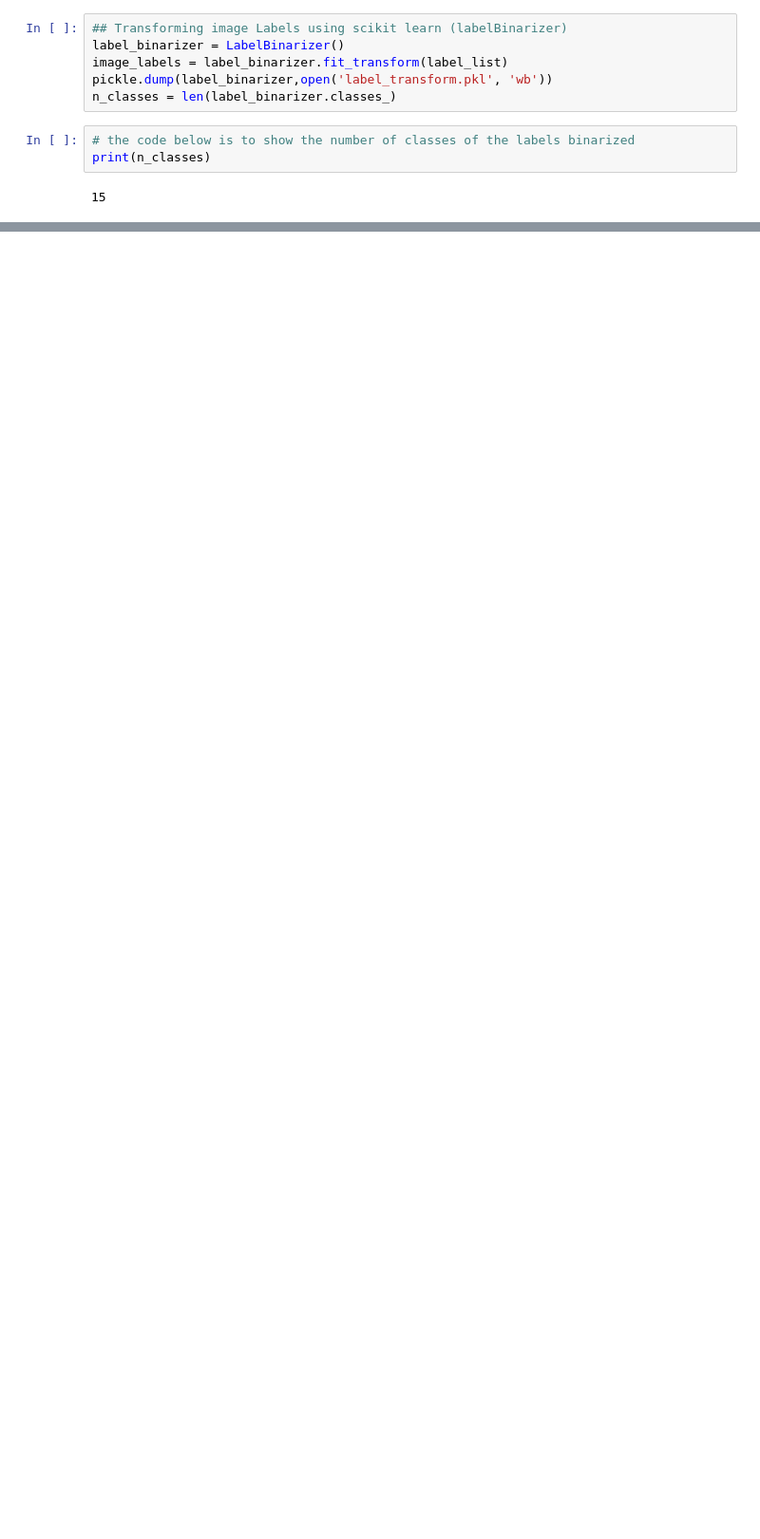
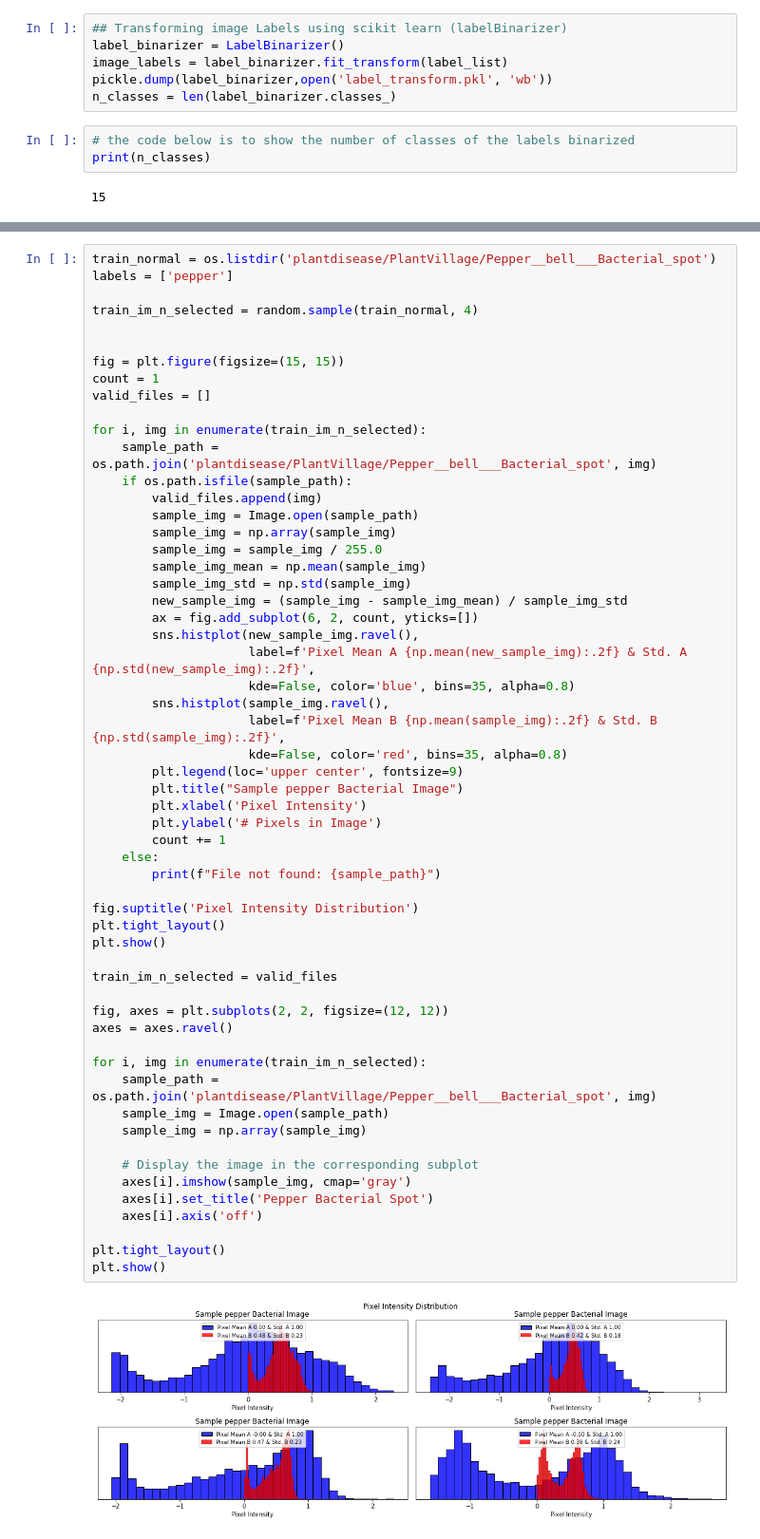
Before and after one commit to Cheruiyot890/PlantDiseasePredictor, a Jupyter notebook: Notebook.ipynb, the cells around one changed output, grey strips where cells are left out. Shown at 95% size. Saved outputs shown, nothing was run; the diff lists cells and outputs as text; blank space fills up the shorter version.

```diff
--- a/Notebook.ipynb
+++ b/Notebook.ipynb
@@ -158,0 +261,59 @@ print(n_classes)
+# %%
+train_normal = os.listdir('plantdisease/PlantVillage/Pepper__bell___Bacterial_spot')
+labels = ['pepper']
+
+train_im_n_selected = random.sample(train_normal, 4)
+
+
+fig = plt.figure(figsize=(15, 15))
+count = 1
+valid_files = []
+
+for i, img in enumerate(train_im_n_selected):
+    sample_path = os.path.join('plantdisease/PlantVillage/Pepper__bell___Bacterial_spot', img)
+    if os.path.isfile(sample_path):
+        valid_files.append(img)
+        sample_img = Image.open(sample_path)
+        sample_img = np.array(sample_img)
+        sample_img = sample_img / 255.0
+        sample_img_mean = np.mean(sample_img)
+        sample_img_std = np.std(sample_img)
+        new_sample_img = (sample_img - sample_img_mean) / sample_img_std
+        ax = fig.add_subplot(6, 2, count, yticks=[])
+        sns.histplot(new_sample_img.ravel(),
+                     label=f'Pixel Mean A {np.mean(new_sample_img):.2f} & Std. A {np.std(new_sample_img):.2f}',
+                     kde=False, color='blue', bins=35, alpha=0.8)
+        sns.histplot(sample_img.ravel(),
+                     label=f'Pixel Mean B {np.mean(sample_img):.2f} & Std. B {np.std(sample_img):.2f}',
+                     kde=False, color='red', bins=35, alpha=0.8)
+        plt.legend(loc='upper center', fontsize=9)
+        plt.title("Sample pepper Bacterial Image")
+        plt.xlabel('Pixel Intensity')
+        plt.ylabel('# Pixels in Image')
+        count += 1
+    else:
+        print(f"File not found: {sample_path}")
+
+fig.suptitle('Pixel Intensity Distribution')
+plt.tight_layout()
+plt.show()
+
+train_im_n_selected = valid_files
+
+fig, axes = plt.subplots(2, 2, figsize=(12, 12))
+axes = axes.ravel()
+
+for i, img in enumerate(train_im_n_selected):
+    sample_path = os.path.join('plantdisease/PlantVillage/Pepper__bell___Bacterial_spot', img)
+    sample_img = Image.open(sample_path)
+    sample_img = np.array(sample_img)
+
+    # Display the image in the corresponding subplot
+    axes[i].imshow(sample_img, cmap='gray')
+    axes[i].set_title('Pepper Bacterial Spot')
+    axes[i].axis('off')
+
+plt.tight_layout()
+plt.show()
+# %% [output]
+[figure, added]
```
Also changed, not shown: parts of 41 cells of this notebook.
